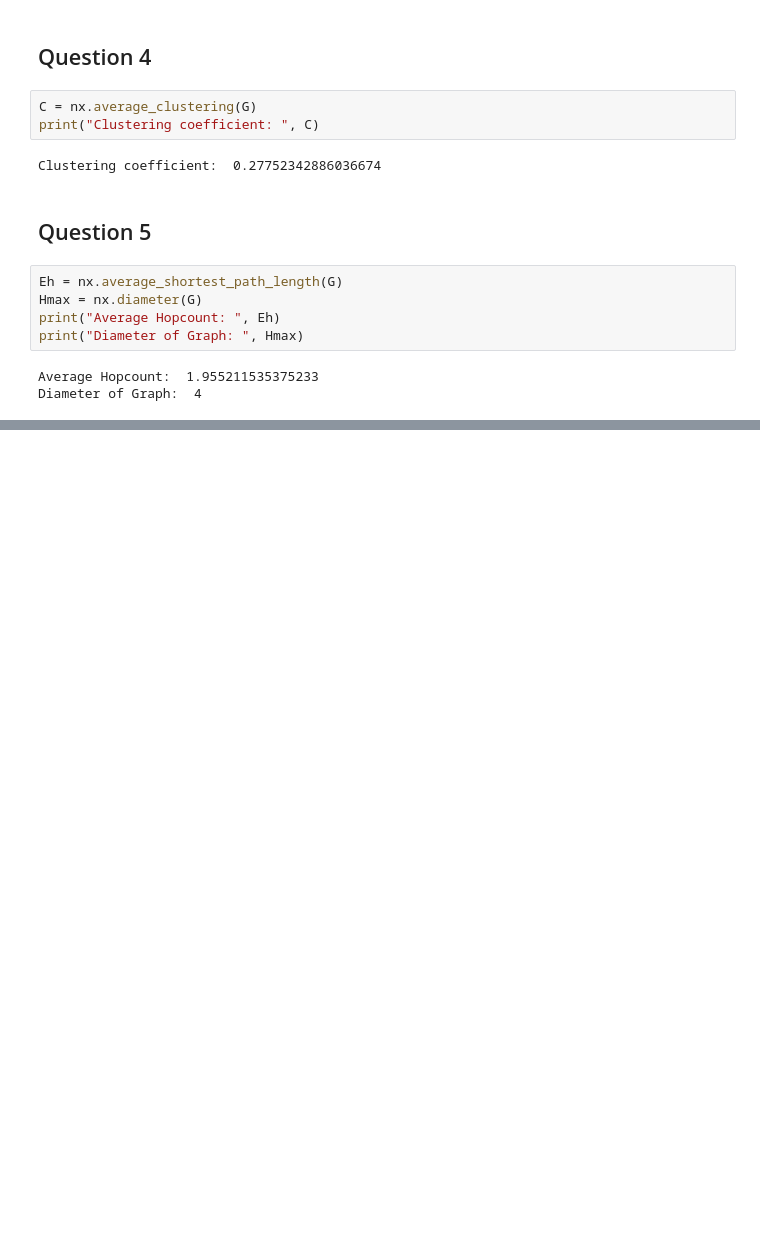
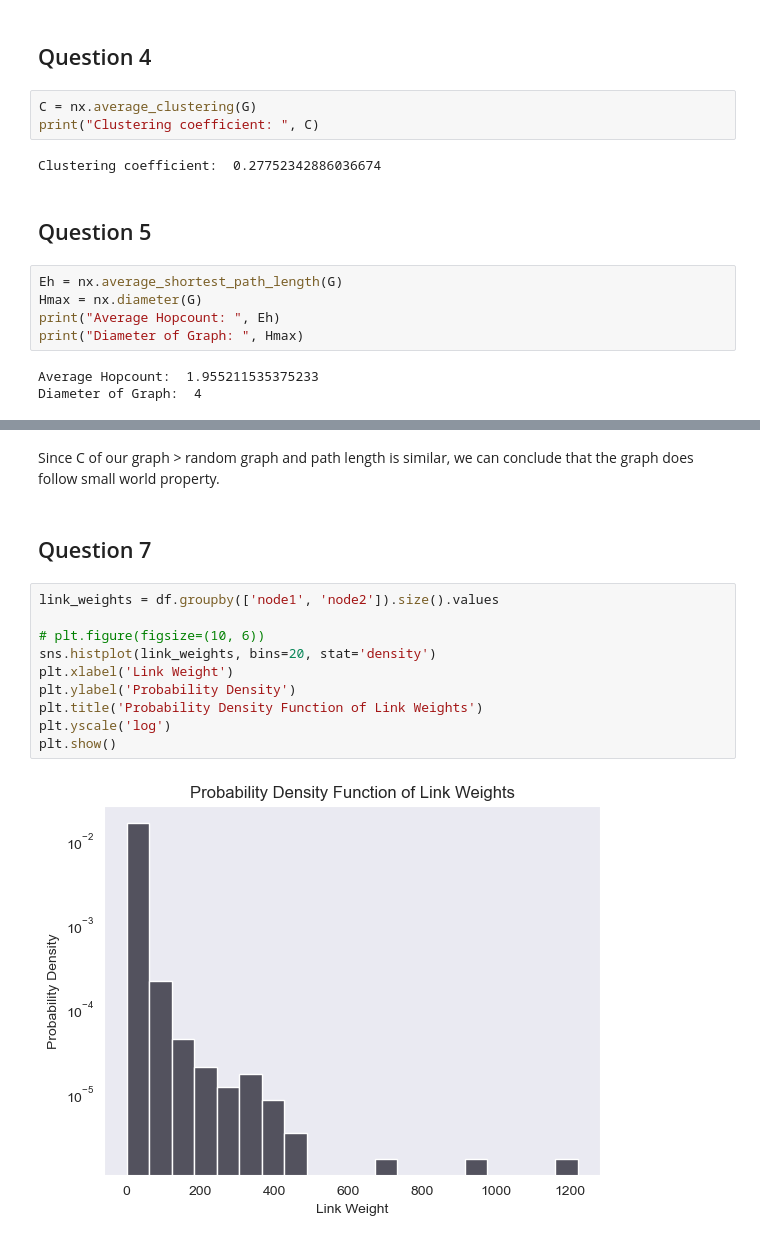
Before and after one commit to sankalpsagar/Complex-Networks, a Jupyter notebook: Assignment-1/assignment-1.ipynb, the cells around one changed output, grey strips where cells are left out. Drawn from its saved outputs; the diff is of its cells as text; blank space fills up the shorter version.

```diff
--- a/Assignment-1/assignment-1.ipynb
+++ b/Assignment-1/assignment-1.ipynb
@@ -100,0 +100,16 @@ plt.show()
+# %% [markdown]
+Since C of our graph > random graph and path length is similar, we can conclude that the graph does follow small world property.
+# %% [markdown]
+## Question 7
+# %%
+link_weights = df.groupby(['node1', 'node2']).size().values
+
+# plt.figure(figsize=(10, 6))
+sns.histplot(link_weights, bins=20, stat='density')
+plt.xlabel('Link Weight')
+plt.ylabel('Probability Density')
+plt.title('Probability Density Function of Link Weights')
+plt.yscale('log')
+plt.show()
+# %% [output]
+[figure, added]
```
Also changed, not shown: parts of 7 cells of this notebook.
